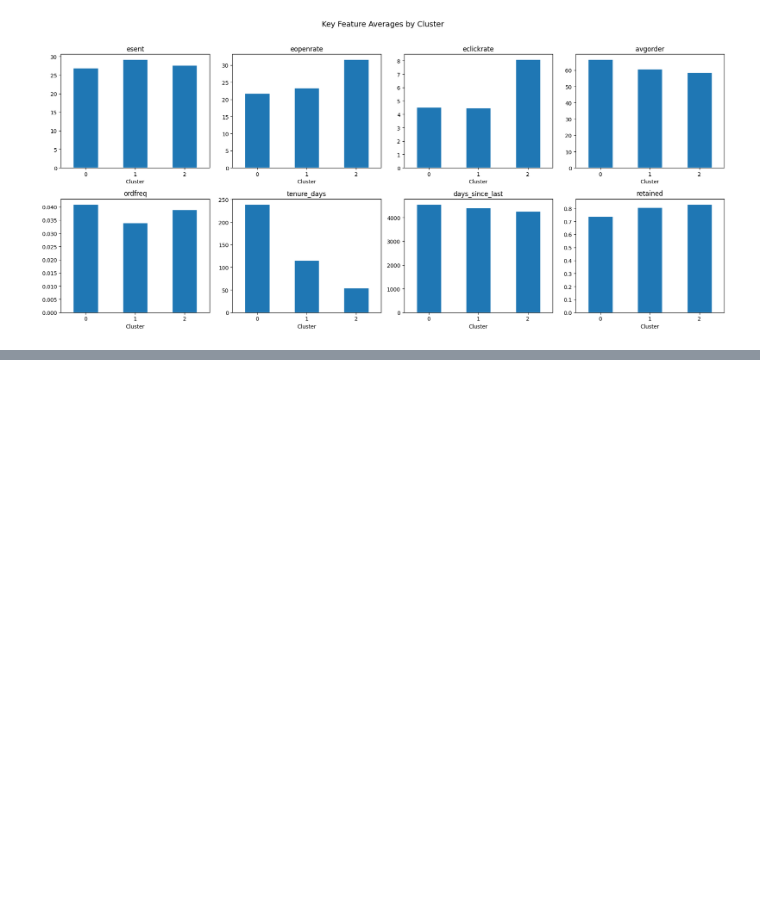
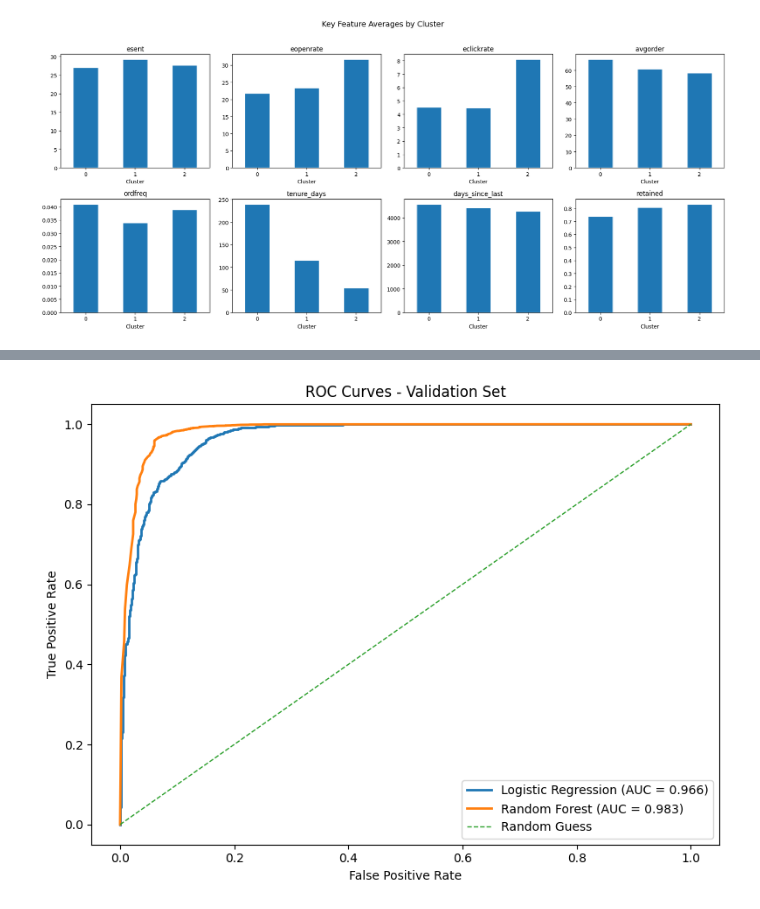
Before and after one commit to ihasnaou/Customer-Segmentation-Prediction-System, a Jupyter notebook: Customer Segmentation & Prediction System.ipynb, the cells around one changed output, grey strips where cells are left out. Drawn from its saved outputs; the diff is of its cells as text; code cells hidden in the pictures; blank space fills up the shorter version.

```diff
--- a/Customer Segmentation & Prediction System.ipynb
+++ b/Customer Segmentation & Prediction System.ipynb
@@ -299,0 +439,20 @@ Name: count, dtype: int64
+# %%
+# ============
+# ROC CURVES
+# ============
+
+plt.figure(figsize=(8, 6))
+
+for name, vals in results.items():
+    fpr, tpr, _ = roc_curve(y_val, vals["y_score"])
+    plt.plot(fpr, tpr, linewidth=2, label=f"{name} (AUC = {vals['roc_auc']:.3f})")
+
+plt.plot([0, 1], [0, 1], linestyle="--", linewidth=1, label="Random Guess")
+plt.xlabel("False Positive Rate")
+plt.ylabel("True Positive Rate")
+plt.title("ROC Curves - Validation Set")
+plt.legend()
+plt.tight_layout()
+plt.show()
+# %% [output]
+[figure, added]
```
Also changed, not shown: parts of 9 cells of this notebook, 1 other file.
